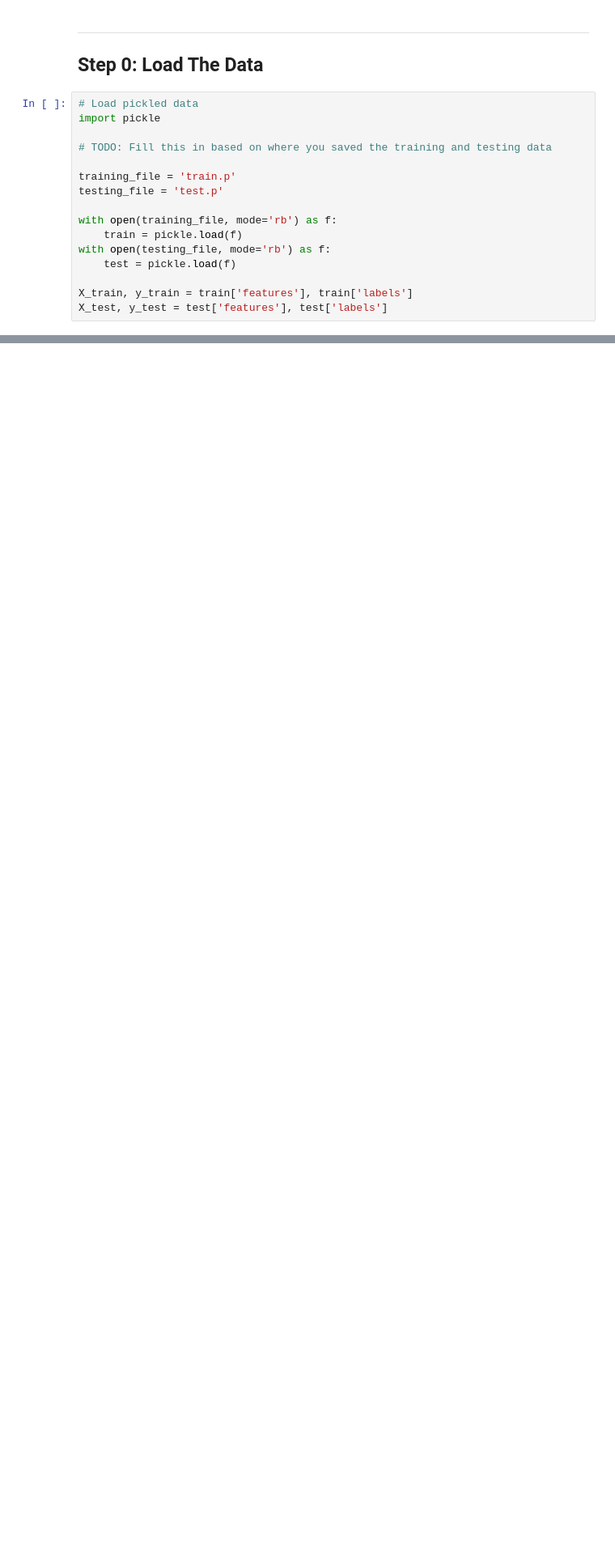
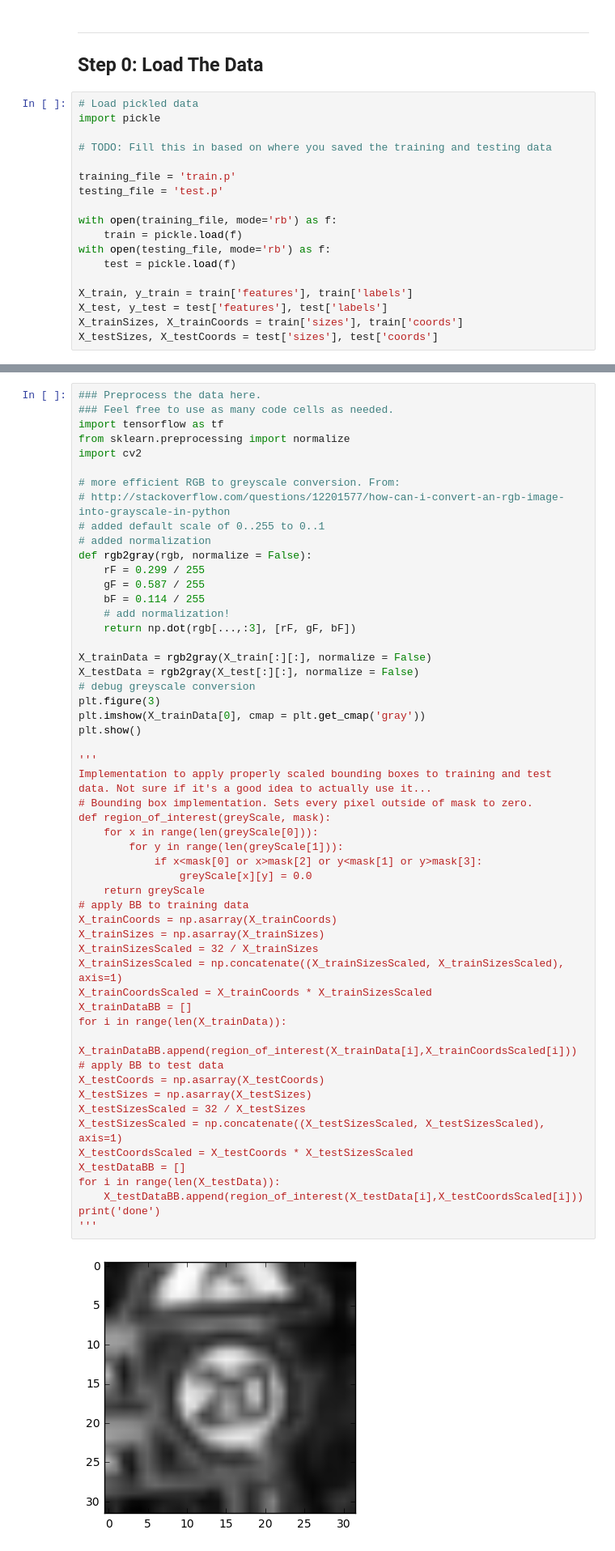
Before and after one commit to merbar/CarND-Traffic-Signs, a Jupyter notebook: Traffic_Signs_Recognition.ipynb, the cells around one changed output, grey strips where cells are left out. Shown at 81% size. Drawn from its saved outputs; the diff is of its cells as text; blank space fills up the shorter version.

```diff
--- a/Traffic_Signs_Recognition.ipynb
+++ b/Traffic_Signs_Recognition.ipynb
@@ -29,6 +29,8 @@ with open(testing_file, mode='rb') as f:
 
 X_train, y_train = train['features'], train['labels']
 X_test, y_test = test['features'], test['labels']
+X_trainSizes, X_trainCoords = train['sizes'], train['coords']
+X_testSizes, X_testCoords = test['sizes'], test['coords']
 # %% [markdown]
 ---
 
@@ -187,0 +161,56 @@ _Describe how you preprocessed the data. Why did you choose that technique?_
+# %%
+### Preprocess the data here.
+### Feel free to use as many code cells as needed.
+import tensorflow as tf
+from sklearn.preprocessing import normalize
+import cv2
+
+# more efficient RGB to greyscale conversion. From:
+# http://stackoverflow.com/questions/12201577/how-can-i-convert-an-rgb-image-into-grayscale-in-python
+# added default scale of 0..255 to 0..1
+# added normalization
+def rgb2gray(rgb, normalize = False):
+    rF = 0.299 / 255
+    gF = 0.587 / 255
+    bF = 0.114 / 255
+    # add normalization!
+    return np.dot(rgb[...,:3], [rF, gF, bF])
+
+X_trainData = rgb2gray(X_train[:][:], normalize = False)
+X_testData = rgb2gray(X_test[:][:], normalize = False)
+# debug greyscale conversion
+plt.figure(3)
+plt.imshow(X_trainData[0], cmap = plt.get_cmap('gray'))
+plt.show()
+
+'''
+Implementation to apply properly scaled bounding boxes to training and test data. Not sure if it's a good idea to actually use it...
+# Bounding box implementation. Sets every pixel outside of mask to zero.
+def region_of_interest(greyScale, mask):
+    for x in range(len(greyScale[0])):
+        for y in range(len(greyScale[1])):
+            if x<mask[0] or x>mask[2] or y<mask[1] or y>mask[3]:
+                greyScale[x][y] = 0.0
+    return greyScale
+# apply BB to training data
+X_trainCoords = np.asarray(X_trainCoords)
+X_trainSizes = np.asarray(X_trainSizes)
+X_trainSizesScaled = 32 / X_trainSizes
+X_trainSizesScaled = np.concatenate((X_trainSizesScaled, X_trainSizesScaled), axis=1)
+X_trainCoordsScaled = X_trainCoords * X_trainSizesScaled
+X_trainDataBB = []
+for i in range(len(X_trainData)):
+    X_trainDataBB.append(region_of_interest(X_trainData[i],X_trainCoordsScaled[i]))
+# apply BB to test data
+X_testCoords = np.asarray(X_testCoords)
+X_testSizes = np.asarray(X_testSizes)
+X_testSizesScaled = 32 / X_testSizes
+X_testSizesScaled = np.concatenate((X_testSizesScaled, X_testSizesScaled), axis=1)
+X_testCoordsScaled = X_testCoords * X_testSizesScaled
+X_testDataBB = []
+for i in range(len(X_testData)):
+    X_testDataBB.append(region_of_interest(X_testData[i],X_testCoordsScaled[i]))
+print('done')
+'''
+# %% [output]
+[figure, added]
```
Also changed, not shown: parts of 12 cells of this notebook.
